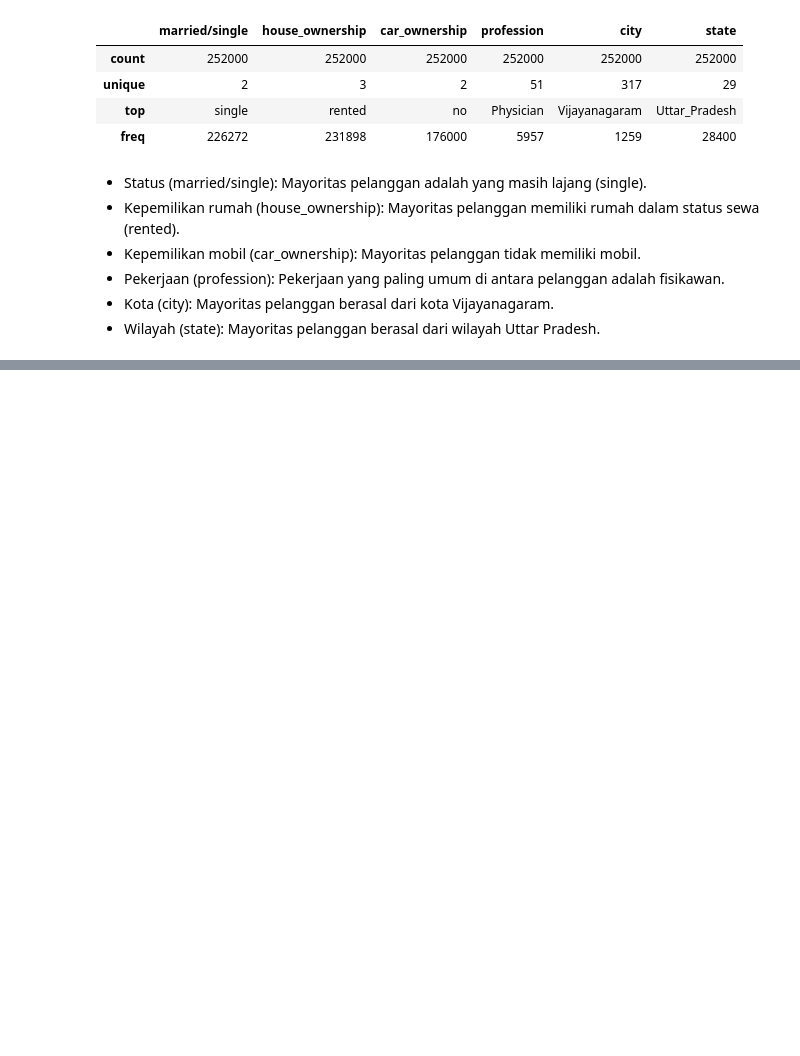
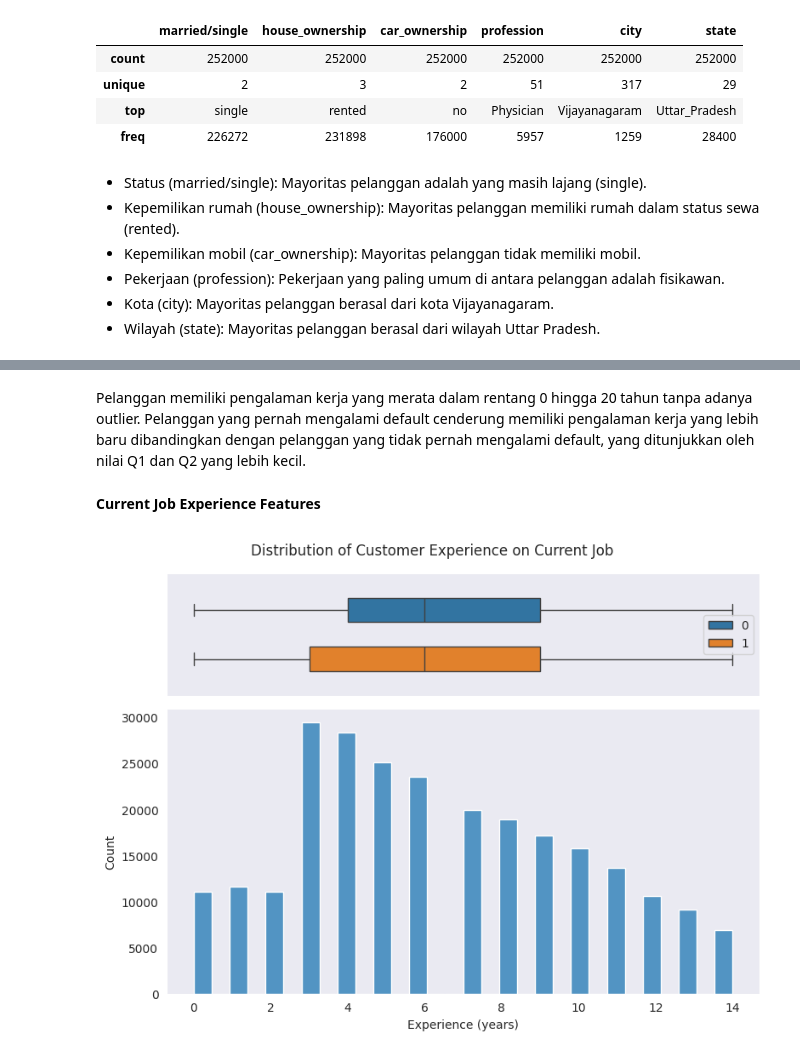
Before and after one commit to mfathul21/loan-prediction, a Jupyter notebook: Loan_Prediction_Based_on_Customers_Behaviour.ipynb, the cells around one changed output, grey strips where cells are left out. Cells and saved outputs as stored; diff of their text form; code cells hidden in the pictures; blank space fills up the shorter version.

```diff
--- a/Loan_Prediction_Based_on_Customers_Behaviour.ipynb
+++ b/Loan_Prediction_Based_on_Customers_Behaviour.ipynb
@@ -308,0 +299,20 @@ plt.show()
+# %% [markdown]
+Pelanggan memiliki pengalaman kerja yang merata dalam rentang 0 hingga 20 tahun tanpa adanya outlier. Pelanggan yang pernah mengalami default cenderung memiliki pengalaman kerja yang lebih baru dibandingkan dengan pelanggan yang tidak pernah mengalami default, yang ditunjukkan oleh nilai Q1 dan Q2 yang lebih kecil.
+# %% [markdown]
+**Current Job Experience Features**
+# %%
+fig, ax = plt.subplots(nrows=2, ncols=1,
+                       sharex=True, height_ratios=[0.3, 0.7],
+                       figsize=(8,6))
+
+sns.boxplot(x='current_job_yrs', hue='risk_flag', width=0.8, gap=0.5, data=df, ax=ax[0])
+sns.histplot(x='current_job_yrs', bins=30, data=df, ax=ax[1])
+ax[1].xaxis.set_major_formatter(formatter)
+ax[1].set_xlabel('Experience (years)')
+
+ax[0].legend(loc='center right')
+plt.suptitle('Distribution of Customer Experience on Current Job')
+plt.tight_layout()
+plt.show()
+# %% [output]
+[figure, added]
```
Also changed, not shown: parts of 99 cells of this notebook.
